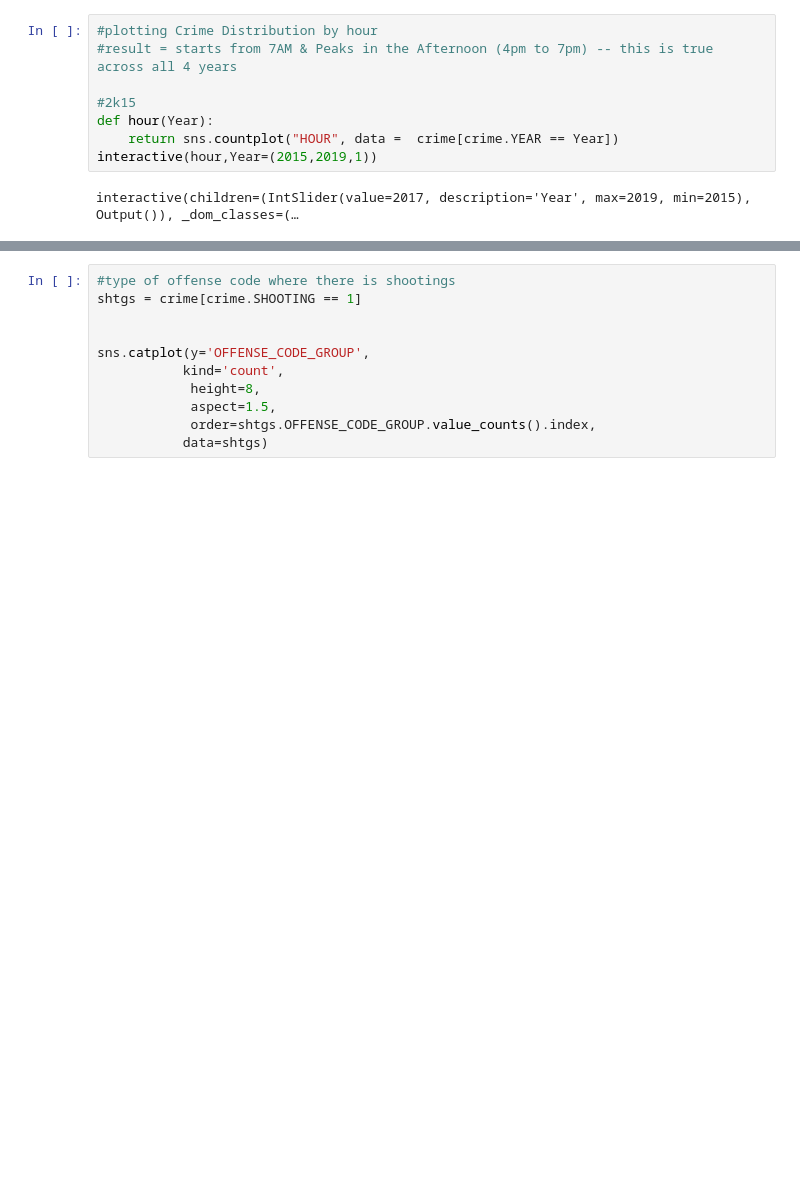
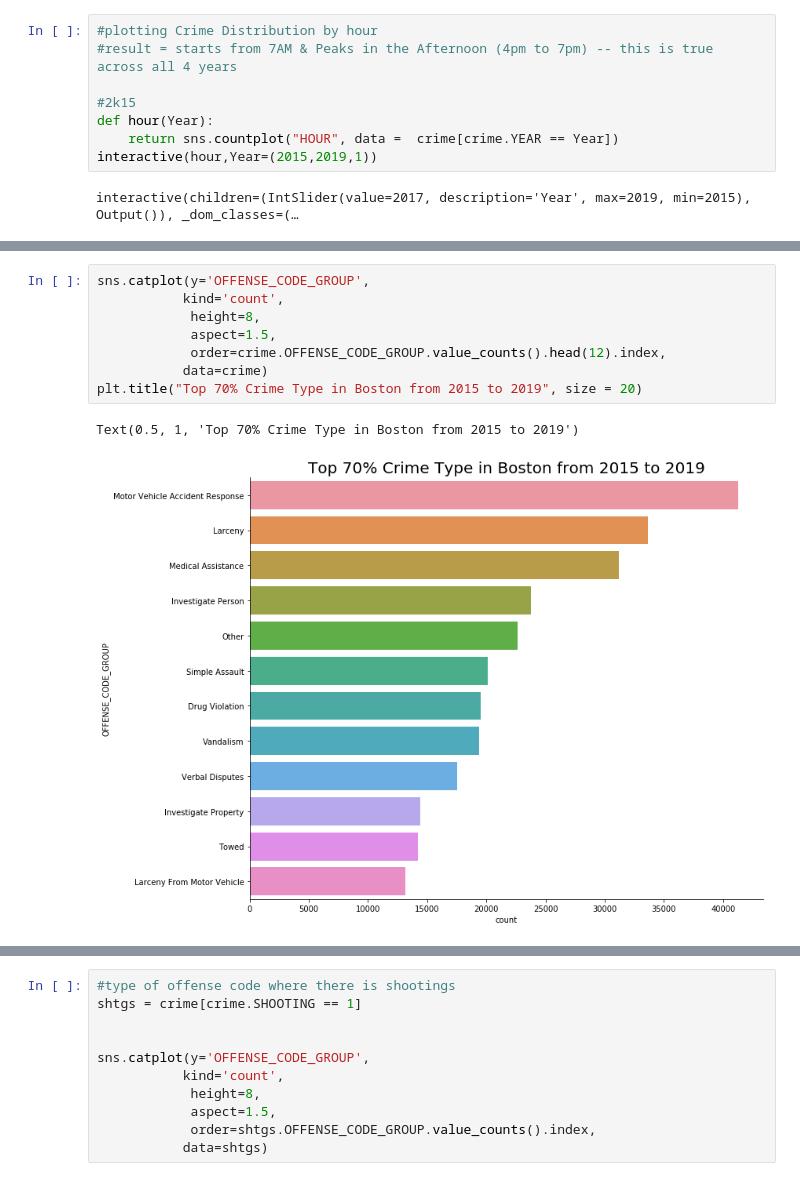
Before and after one commit to jsiwu94/BostonCrimeProject, a Jupyter notebook: BostonCrimeEDA.ipynb, the cells around one changed output, grey strips where cells are left out. Cells and saved outputs as stored; diff of their text form; blank space fills up the shorter version.

```diff
--- a/BostonCrimeEDA.ipynb
+++ b/BostonCrimeEDA.ipynb
@@ -144,0 +148,11 @@ sns.catplot(y='OFFENSE_CODE_GROUP',
+# %%
+sns.catplot(y='OFFENSE_CODE_GROUP',
+           kind='count',
+            height=8,
+            aspect=1.5,
+            order=crime.OFFENSE_CODE_GROUP.value_counts().head(12).index,
+           data=crime)
+plt.title("Top 70% Crime Type in Boston from 2015 to 2019", size = 20)
+# %% [output]
+Text(0.5, 1, 'Top 70% Crime Type in Boston from 2015 to 2019')
+[figure, added]
```
Also changed, not shown: parts of 5 cells of this notebook, 1 other file.
